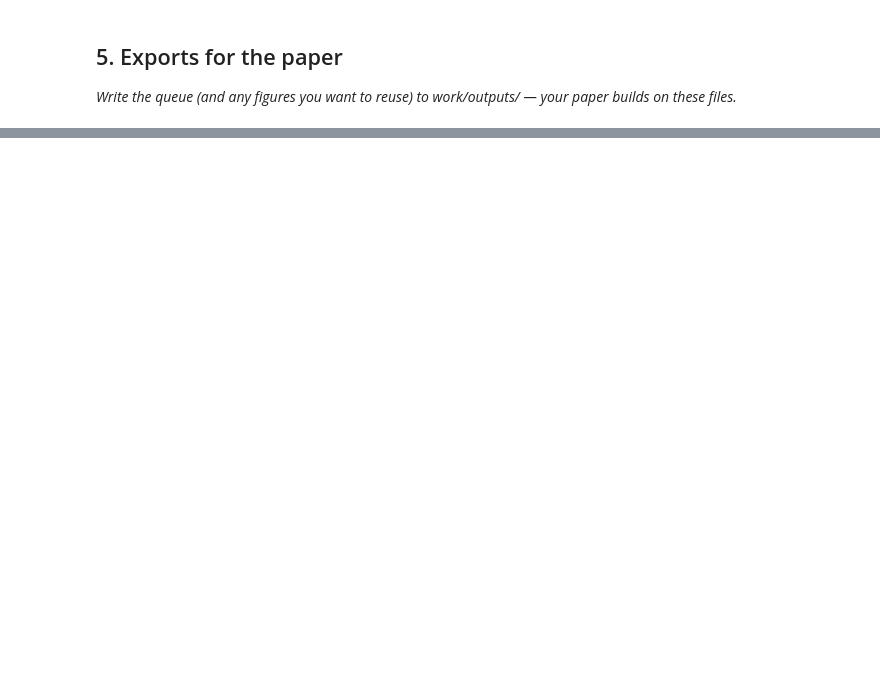
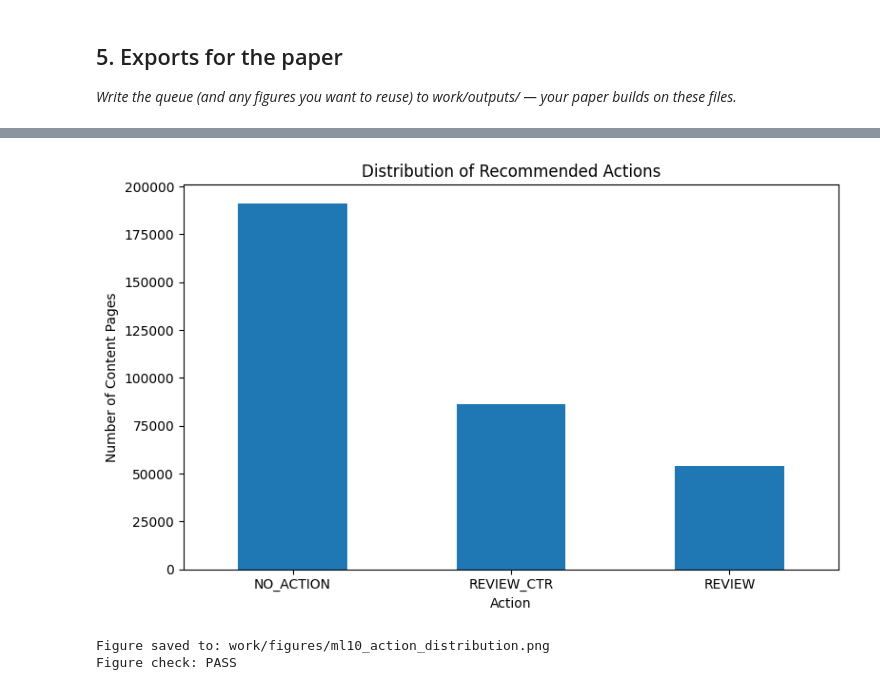
Before and after one commit to shefiramarizcha62-sudo/flyrank-ml-portfolio, a Jupyter notebook: work/notebooks/w07_action_playbook.ipynb, the cells around one changed output, grey strips where cells are left out. Cells and saved outputs as stored; diff of their text form; code cells hidden in the pictures; blank space fills up the shorter version.

Commit message:
Complete ML-10 — Content Action Playbook

```diff
--- a/work/notebooks/w07_action_playbook.ipynb
+++ b/work/notebooks/w07_action_playbook.ipynb
@@ -6,3 +8,21 @@
 This skeleton is yours to fill. Work the sections **in order** — each one has a one-line hint. Simple words, honest numbers.
 
 > Working with an AI assistant? Tell it to read `skills/README.md` first and load the one skill this assignment names on its card.
+# %%
+from google.colab import userdata
+import duckdb
+
+HF_TOKEN = userdata.get("FlyRank-ML")
+print("HF token loaded:", HF_TOKEN is not None)
+
+con = duckdb.connect()
+print("DuckDB connected:", con is not None)
+
+con.execute(f"""
+    CREATE SECRET hf_secret (
+        TYPE HUGGINGFACE,
+        TOKEN '{HF_TOKEN}'
+    );
+""")
+
+print("Hugging Face authentication configured.")
@@ -43,0 +714,25 @@ This skeleton is yours to fill. Work the sections **in order** — each one has
+# %%
+# Create action distribution figure for paper reuse
+import matplotlib.pyplot as plt
+
+action_counts = queue["action"].value_counts()
+
+plt.figure(figsize=(8, 5))
+action_counts.plot(kind="bar")
+
+plt.title("Distribution of Recommended Actions")
+plt.xlabel("Action")
+plt.ylabel("Number of Content Pages")
+plt.xticks(rotation=0)
+plt.tight_layout()
+
+figure_path = figure_dir / "ml10_action_distribution.png"
+plt.savefig(figure_path, dpi=300, bbox_inches="tight")
+plt.show()
+
+print("Figure saved to:", figure_path)
+print("Figure check: PASS")
+# %% [output]
+[figure, added]
+Figure saved to: work/figures/ml10_action_distribution.png
+Figure check: PASS
```
Also changed, not shown: parts of 22 cells of this notebook.
